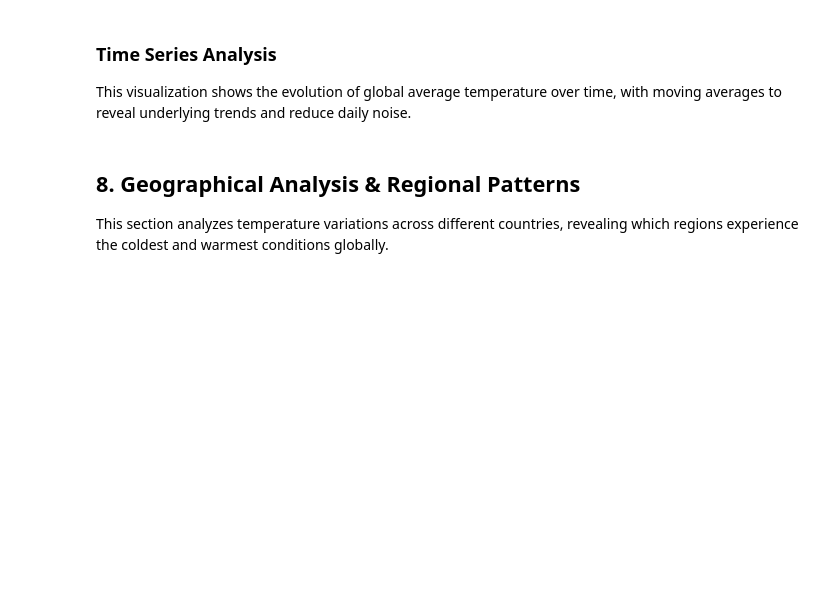
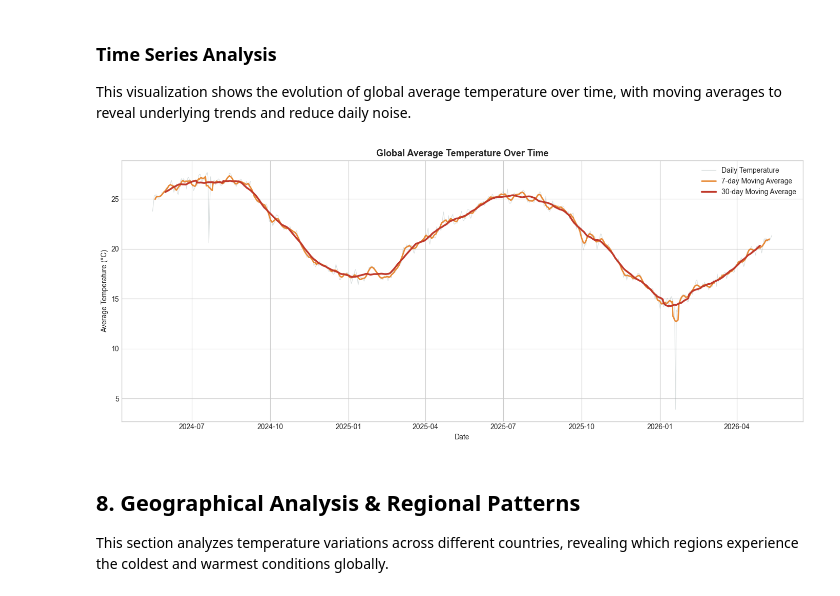
Before and after one commit to lvmorap/weather-trend-forecasting-pm-accelerator-valeria-mora, a Jupyter notebook: weather_analysis.ipynb, the cells around one changed output. Cells and saved outputs as stored; diff of their text form; code cells hidden in the pictures; blank space fills up the shorter version.

```diff
--- a/weather_analysis.ipynb
+++ b/weather_analysis.ipynb
@@ -380,27 +407,29 @@ This visualization shows the evolution of global average temperature over time,
 # %%
 temp_daily = df.groupby(df['last_updated'].dt.date)['temperature_celsius'].mean().reset_index()
 temp_daily.columns = ['date', 'temperature']
 temp_daily['date'] = pd.to_datetime(temp_daily['date'])
 temp_daily = temp_daily.sort_values('date')
 
 temp_daily['moving_avg_7d'] = temp_daily['temperature'].rolling(window=7, center=True).mean()
 temp_daily['moving_avg_30d'] = temp_daily['temperature'].rolling(window=30, center=True).mean()
 
 plt.figure(figsize=(14, 6))
 plt.plot(temp_daily['date'], temp_daily['temperature'],
          alpha=0.35, color='#95a5a6', linewidth=0.8, label='Daily Temperature')
 plt.plot(temp_daily['date'], temp_daily['moving_avg_7d'],
          color='#e67e22', linewidth=2, label='7-day Moving Average', alpha=0.9)
 plt.plot(temp_daily['date'], temp_daily['moving_avg_30d'],
          color='#c0392b', linewidth=2.5, label='30-day Moving Average')
 
-plt.title('Global Average Temperature Over Time\nPM Accelerator - Weather Assessment',
+plt.title('Global Average Temperature Over Time',
           fontsize=13, fontweight='bold')
 plt.xlabel('Date')
 plt.ylabel('Average Temperature (°C)')
 plt.legend(fontsize=10)
 plt.tight_layout()
 plt.show()
+# %% [output]
+[figure, added]
 # %% [markdown]
 ## 8. Geographical Analysis & Regional Patterns
 
```
Also changed, not shown: parts of 9 cells of this notebook, 1 other file.
